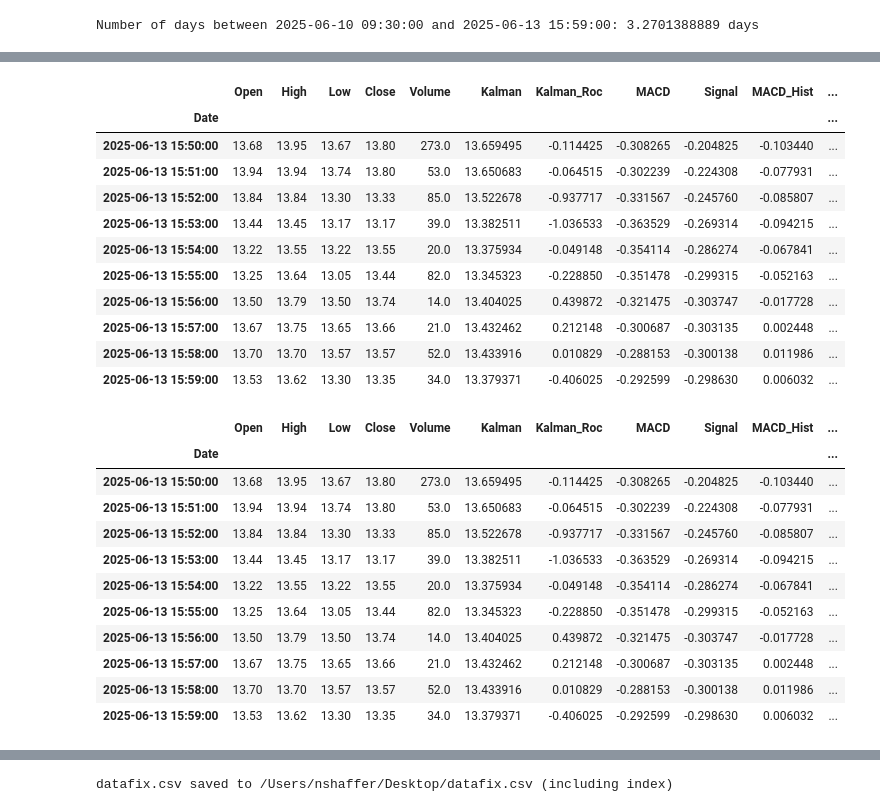
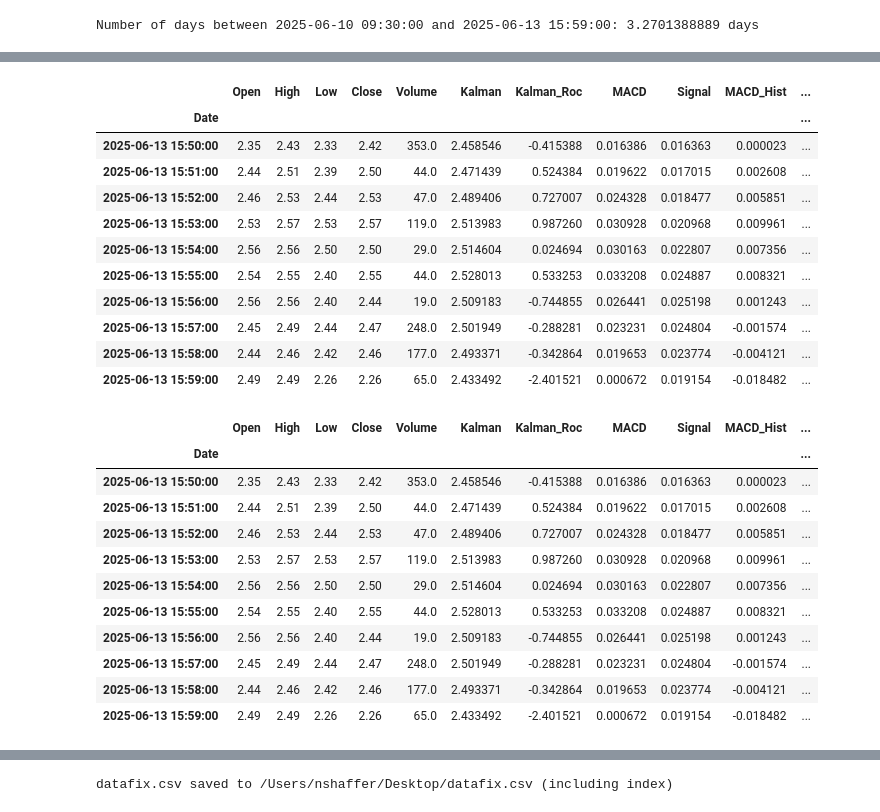
Before and after one commit to noah-Shaffer/projects, a Jupyter notebook: options trading/Options Trading.ipynb, the cells around one changed output, grey strips where cells are left out. Saved outputs shown, nothing was run; the diff lists cells and outputs as text; code cells hidden in the pictures.

```diff
--- a/options trading/Options Trading.ipynb
+++ b/options trading/Options Trading.ipynb
@@ -263,9 +263,9 @@ import pandas as pd
 pd.set_option('display.max_rows', None)  # Show all rows
 
 ## Fetching options chain for a specific ticker
-ticker = "TSLA"
+ticker = "AAPl"
 expiry = "2025-06-20"
-##___________________________________________________________________________________________________________________________________________________________________________________
+
 def get_options_chain(symbol):
     stock = yf.Ticker(symbol)
     all_options = []
@@ -281,18 +281,32 @@ def get_options_chain(symbol):
         all_options.append(puts)
     options_chain = pd.concat(all_options, ignore_index=True)
     return options_chain.sort_values(by="expiry", ascending=True)
+
 ## Adjusts returned Frame
 df = get_options_chain(ticker)
 print(df["expiry"].unique())
-print(f"{ticker} Current price : {yf.Ticker(ticker).info['currentPrice']}")
-print(f"Exchange : {yf.Ticker(ticker).info['exchange']}")
-exchange = yf.Ticker(ticker).info['exchange']
+
+# --- Safe access for info fields ---
+ticker_obj = yf.Ticker(ticker)
+info = ticker_obj.info
+
+current_price = info.get('currentPrice')
+if current_price is not None:
+    print(f"{ticker} Current price : {current_price}")
+else:
+    print(f"{ticker} Current price : Not available")
+
+exchange = info.get('exchange')
+if exchange is not None:
+    print(f"Exchange : {exchange}")
+else:
+    print("Exchange : Not available")
+# -----------------------------------
+
 df = df[df["expiry"] == expiry]
-
 df.sort_values(by="strike", ascending=True, inplace=True)
 key_cols = ['contractSymbol','lastTradeDate','strike', 'type', 'expiry', 'lastPrice', 'bid', 'ask', 'volume', 'openInterest','impliedVolatility']
 df = df[[col for col in key_cols if col in df.columns]]
-
 
 from IPython.display import display, HTML
 html = f"""
@@ -318,6 +332,6 @@ TSLA Current price : 325.31
 Exchange : NMS
 # %%
-contract = 'TSLA250620C00320000' # change for contracts
+contract = 'AAPL250620P00195000' # change for contracts
 ##___________________________________________________________________________________________________________________________________________________________________________________
 
 tvcontract = occ_to_yahoo(contract)  # Convert OCC to Yahoo format
@@ -429,7 +443,7 @@ import numpy as np
 import matplotlib.pyplot as plt
 from filterpy.kalman import KalmanFilter
 ##___________________________________________________________________________________________________________________________________________________________________________________
-days = 3.27 # or 7 for a full week
+days = 14 # or 7 for a full week
 ##___________________________________________________________________________________________________________________________________________________________________________________
 # --- Data Preparation ---
 
@@ -662,41 +676,41 @@ datafix.tail(10)
 # %% [output]
 |  | Open | High | Low | Close | Volume | Kalman | Kalman_Roc | MACD | Signal | MACD_Hist | ... |
 | Date |  |  |  |  |  |  |  |  |  |  | ... |
-| 2025-06-13 15:50:00 | 13.68 | 13.95 | 13.67 | 13.80 | 273.0 | 13.659495 | -0.114425 | -0.308265 | -0.204825 | -0.103440 | ... |
-| 2025-06-13 15:51:00 | 13.94 | 13.94 | 13.74 | 13.80 | 53.0 | 13.650683 | -0.064515 | -0.302239 | -0.224308 | -0.077931 | ... |
-| 2025-06-13 15:52:00 | 13.84 | 13.84 | 13.30 | 13.33 | 85.0 | 13.522678 | -0.937717 | -0.331567 | -0.245760 | -0.085807 | ... |
-| 2025-06-13 15:53:00 | 13.44 | 13.45 | 13.17 | 13.17 | 39.0 | 13.382511 | -1.036533 | -0.363529 | -0.269314 | -0.094215 | ... |
-| 2025-06-13 15:54:00 | 13.22 | 13.55 | 13.22 | 13.55 | 20.0 | 13.375934 | -0.049148 | -0.354114 | -0.286274 | -0.067841 | ... |
-| 2025-06-13 15:55:00 | 13.25 | 13.64 | 13.05 | 13.44 | 82.0 | 13.345323 | -0.228850 | -0.351478 | -0.299315 | -0.052163 | ... |
-| 2025-06-13 15:56:00 | 13.50 | 13.79 | 13.50 | 13.74 | 14.0 | 13.404025 | 0.439872 | -0.321475 | -0.303747 | -0.017728 | ... |
-| 2025-06-13 15:57:00 | 13.67 | 13.75 | 13.65 | 13.66 | 21.0 | 13.432462 | 0.212148 | -0.300687 | -0.303135 | 0.002448 | ... |
-| 2025-06-13 15:58:00 | 13.70 | 13.70 | 13.57 | 13.57 | 52.0 | 13.433916 | 0.010829 | -0.288153 | -0.300138 | 0.011986 | ... |
-| 2025-06-13 15:59:00 | 13.53 | 13.62 | 13.30 | 13.35 | 34.0 | 13.379371 | -0.406025 | -0.292599 | -0.298630 | 0.006032 | ... |
+| 2025-06-13 15:50:00 | 2.35 | 2.43 | 2.33 | 2.42 | 353.0 | 2.458546 | -0.415388 | 0.016386 | 0.016363 | 0.000023 | ... |
+| 2025-06-13 15:51:00 | 2.44 | 2.51 | 2.39 | 2.50 | 44.0 | 2.471439 | 0.524384 | 0.019622 | 0.017015 | 0.002608 | ... |
+| 2025-06-13 15:52:00 | 2.46 | 2.53 | 2.44 | 2.53 | 47.0 | 2.489406 | 0.727007 | 0.024328 | 0.018477 | 0.005851 | ... |
+| 2025-06-13 15:53:00 | 2.53 | 2.57 | 2.53 | 2.57 | 119.0 | 2.513983 | 0.987260 | 0.030928 | 0.020968 | 0.009961 | ... |
+| 2025-06-13 15:54:00 | 2.56 | 2.56 | 2.50 | 2.50 | 29.0 | 2.514604 | 0.024694 | 0.030163 | 0.022807 | 0.007356 | ... |
+| 2025-06-13 15:55:00 | 2.54 | 2.55 | 2.40 | 2.55 | 44.0 | 2.528013 | 0.533253 | 0.033208 | 0.024887 | 0.008321 | ... |
+| 2025-06-13 15:56:00 | 2.56 | 2.56 | 2.40 | 2.44 | 19.0 | 2.509183 | -0.744855 | 0.026441 | 0.025198 | 0.001243 | ... |
+| 2025-06-13 15:57:00 | 2.45 | 2.49 | 2.44 | 2.47 | 248.0 | 2.501949 | -0.288281 | 0.023231 | 0.024804 | -0.001574 | ... |
+| 2025-06-13 15:58:00 | 2.44 | 2.46 | 2.42 | 2.46 | 177.0 | 2.493371 | -0.342864 | 0.019653 | 0.023774 | -0.004121 | ... |
+| 2025-06-13 15:59:00 | 2.49 | 2.49 | 2.26 | 2.26 | 65.0 | 2.433492 | -2.401521 | 0.000672 | 0.019154 | -0.018482 | ... |
 # %%
 
 
 
 # set strike for black scholes
-datafix['strike'] = 320
+datafix['strike'] = 195
 datafix['rfr'] = rfr/100
 # Define the type of option
 datafix["type"] = "p"
 ##___________________________________________________________________________________________________________________________________________________________________________________
 
 datafix.tail(10)
 # %% [output]
 |  | Open | High | Low | Close | Volume | Kalman | Kalman_Roc | MACD | Signal | MACD_Hist | ... |
 | Date |  |  |  |  |  |  |  |  |  |  | ... |
-| 2025-06-13 15:50:00 | 13.68 | 13.95 | 13.67 | 13.80 | 273.0 | 13.659495 | -0.114425 | -0.308265 | -0.204825 | -0.103440 | ... |
-| 2025-06-13 15:51:00 | 13.94 | 13.94 | 13.74 | 13.80 | 53.0 | 13.650683 | -0.064515 | -0.302239 | -0.224308 | -0.077931 | ... |
-| 2025-06-13 15:52:00 | 13.84 | 13.84 | 13.30 | 13.33 | 85.0 | 13.522678 | -0.937717 | -0.331567 | -0.245760 | -0.085807 | ... |
-| 2025-06-13 15:53:00 | 13.44 | 13.45 | 13.17 | 13.17 | 39.0 | 13.382511 | -1.036533 | -0.363529 | -0.269314 | -0.094215 | ... |
-| 2025-06-13 15:54:00 | 13.22 | 13.55 | 13.22 | 13.55 | 20.0 | 13.375934 | -0.049148 | -0.354114 | -0.286274 | -0.067841 | ... |
-| 2025-06-13 15:55:00 | 13.25 | 13.64 | 13.05 | 13.44 | 82.0 | 13.345323 | -0.228850 | -0.351478 | -0.299315 | -0.052163 | ... |
-| 2025-06-13 15:56:00 | 13.50 | 13.79 | 13.50 | 13.74 | 14.0 | 13.404025 | 0.439872 | -0.321475 | -0.303747 | -0.017728 | ... |
-| 2025-06-13 15:57:00 | 13.67 | 13.75 | 13.65 | 13.66 | 21.0 | 13.432462 | 0.212148 | -0.300687 | -0.303135 | 0.002448 | ... |
-| 2025-06-13 15:58:00 | 13.70 | 13.70 | 13.57 | 13.57 | 52.0 | 13.433916 | 0.010829 | -0.288153 | -0.300138 | 0.011986 | ... |
-| 2025-06-13 15:59:00 | 13.53 | 13.62 | 13.30 | 13.35 | 34.0 | 13.379371 | -0.406025 | -0.292599 | -0.298630 | 0.006032 | ... |
+| 2025-06-13 15:50:00 | 2.35 | 2.43 | 2.33 | 2.42 | 353.0 | 2.458546 | -0.415388 | 0.016386 | 0.016363 | 0.000023 | ... |
+| 2025-06-13 15:51:00 | 2.44 | 2.51 | 2.39 | 2.50 | 44.0 | 2.471439 | 0.524384 | 0.019622 | 0.017015 | 0.002608 | ... |
+| 2025-06-13 15:52:00 | 2.46 | 2.53 | 2.44 | 2.53 | 47.0 | 2.489406 | 0.727007 | 0.024328 | 0.018477 | 0.005851 | ... |
+| 2025-06-13 15:53:00 | 2.53 | 2.57 | 2.53 | 2.57 | 119.0 | 2.513983 | 0.987260 | 0.030928 | 0.020968 | 0.009961 | ... |
+| 2025-06-13 15:54:00 | 2.56 | 2.56 | 2.50 | 2.50 | 29.0 | 2.514604 | 0.024694 | 0.030163 | 0.022807 | 0.007356 | ... |
+| 2025-06-13 15:55:00 | 2.54 | 2.55 | 2.40 | 2.55 | 44.0 | 2.528013 | 0.533253 | 0.033208 | 0.024887 | 0.008321 | ... |
+| 2025-06-13 15:56:00 | 2.56 | 2.56 | 2.40 | 2.44 | 19.0 | 2.509183 | -0.744855 | 0.026441 | 0.025198 | 0.001243 | ... |
+| 2025-06-13 15:57:00 | 2.45 | 2.49 | 2.44 | 2.47 | 248.0 | 2.501949 | -0.288281 | 0.023231 | 0.024804 | -0.001574 | ... |
+| 2025-06-13 15:58:00 | 2.44 | 2.46 | 2.42 | 2.46 | 177.0 | 2.493371 | -0.342864 | 0.019653 | 0.023774 | -0.004121 | ... |
+| 2025-06-13 15:59:00 | 2.49 | 2.49 | 2.26 | 2.26 | 65.0 | 2.433492 | -2.401521 | 0.000672 | 0.019154 | -0.018482 | ... |
 # %%
 print(tvcontract)
 # %% [output]
```
Also changed, not shown: parts of 14 cells of this notebook.
